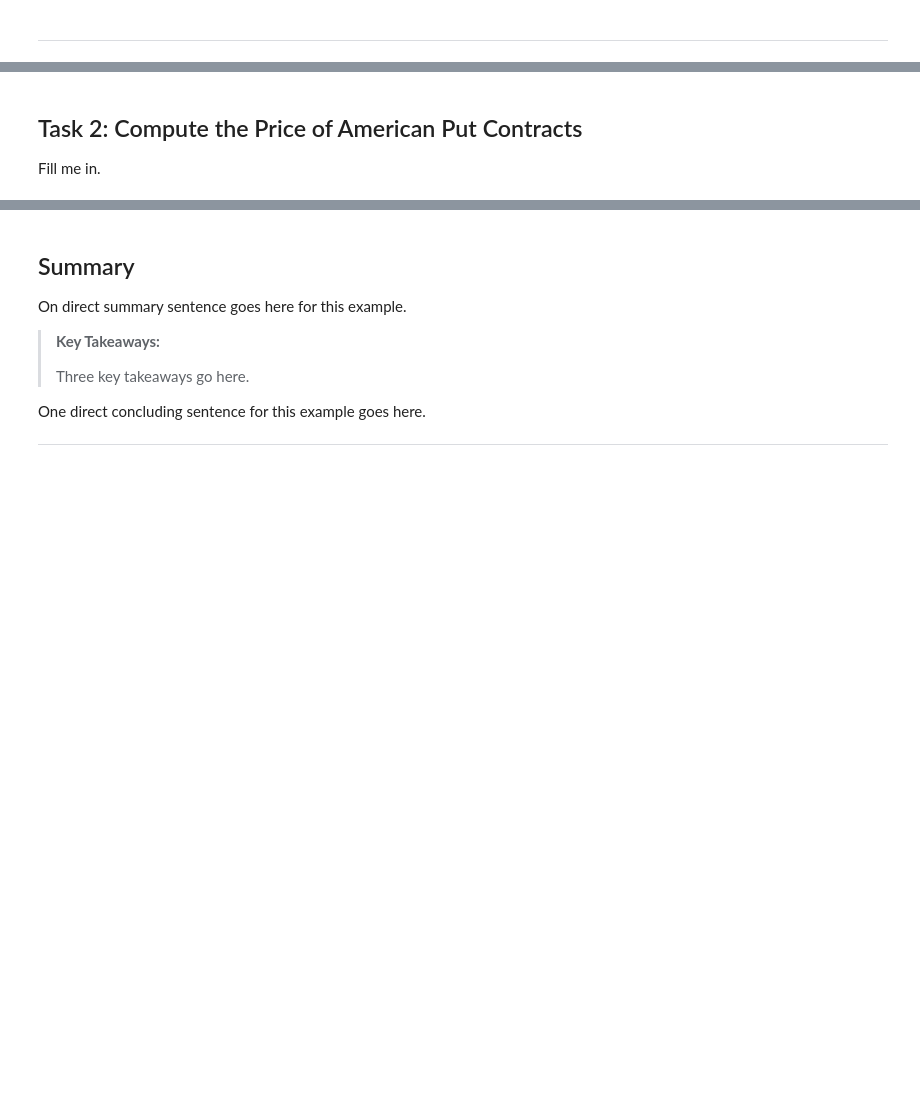
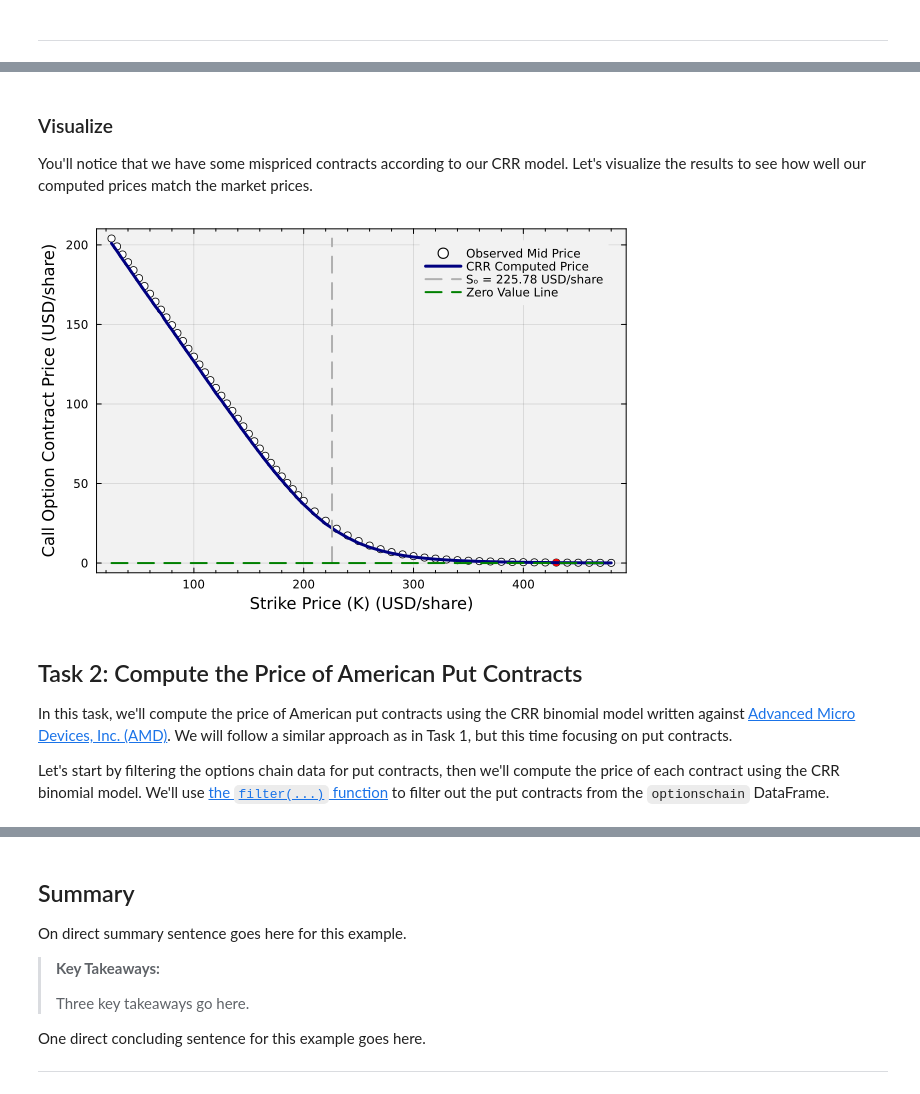
Before and after one commit to sp2229/CHEME-5660-CourseRepository-Fall-2025, a Jupyter notebook: lectures/week-10/L10b/CHEME-5660-L10b-Example-AmericanContractsPremium-Fall-2025.ipynb, the cells around one changed output, grey strips where cells are left out. Drawn from its saved outputs; the diff is of its cells as text; code cells hidden in the pictures; blank space fills up the shorter version.

```diff
--- a/lectures/week-10/L10b/CHEME-5660-L10b-Example-AmericanContractsPremium-Fall-2025.ipynb
+++ b/lectures/week-10/L10b/CHEME-5660-L10b-Example-AmericanContractsPremium-Fall-2025.ipynb
@@ -76,3 +79,10 @@ optionschain
+# %%
+Sₒ = metadata["underlying_share_price_mid"] |> x-> parse(Float64,x); # set the initial share price (this has no importance now because we have the options chain data)
+DTE = metadata["DTE"] |> x-> parse(Float64,x); # set the days to expiration
+Δt = (1/365); # natural time-scale is days
+T = (DTE) * Δt; # days to the expiration of the contract
+r̄ = 0.040; # risk-free rate
+h = 5*DTE |> Int64; # number of levels of the tree, n-points per day
 # %% [markdown]
 ___
 # %% [markdown]
@@ -80,0 +93,2 @@ Fill me in.
+# %%
+call_contract_data = filter(row -> row[:Type] == "Call", optionschain)
@@ -81,3 +219,56 @@ Fill me in.
+# %% [markdown]
+### Visualize
+You'll notice that we have some mispriced contracts according to our CRR model. Let's visualize the results to see how well our computed prices match the market prices.
+# %%
+let
+    # initialize -
+    data = call_contract_data;
+    number_of_contracts = nrow(data);
+    number_of_steps = 100;
+    q = plot();
+
+    # plot the observed mid prices -
+    scatter!(
+        call_contract_price_df[:,:K], call_contract_price_df[:,:mid],
+        label="Observed Mid Price", color=:white, ms=4, markershape=:circle
+    );
+
+    for i ∈ 1:number_of_contracts
+
+        mispriced_flag = call_contract_price_df[i,:mispriced];
+        if (mispriced_flag == true)
+            scatter!(
+                [call_contract_price_df[i,:K]], [call_contract_price_df[i,:mid]],
+                markershape=:circle, msc=:red, c=:red,label="", ms=4,
+            );
+        end
+    end
+
+    plot!(
+        call_contract_price_df[:,:K], call_contract_price_df[:,:computed],
+        label="CRR Computed Price", color=:navy, lw=3, xminorticks=true
+    )
+
+    # current share price line -
+    VLINE = zeros(number_of_steps, 2)
+    VLINE[:,1] .= Sₒ*ones(number_of_steps)
+    VLINE[:,2] .= range(0, stop = maximum(call_contract_price_df[:,:mid]), length = number_of_steps) |> collect;
+    plot!(VLINE[:,1], VLINE[:,2], lw=2, c= :gray69, ls=:dash, label="Sₒ = $(Sₒ) USD/share")
+
+    # zero value line -
+    BEL = zeros(number_of_contracts);
+    plot!(call_contract_price_df[:,:K], BEL, lw=2, c=:green, ls=:dash, label="Zero Value Line")
+
+    xlabel!("Strike Price (K) (USD/share)");
+    ylabel!("Call Option Contract Price (USD/share)");
+
+    plot!(bg="gray95", background_color_outside="white", framestyle = :box, fg_legend = :transparent);
+
+end
+# %% [output]
+[figure, added]
 # %% [markdown]
 ## Task 2: Compute the Price of American Put Contracts
-Fill me in.
+In this task, we'll compute the price of American put contracts using the CRR binomial model written against [Advanced Micro Devices, Inc. (AMD)](https://finance.yahoo.com/quote/AMD/). We will follow a similar approach as in Task 1, but this time focusing on put contracts.
+
+Let's start by filtering the options chain data for put contracts, then we'll compute the price of each contract using the CRR binomial model. We'll use [the `filter(...)` function](https://dataframes.juliadata.org/stable/lib/functions/#Base.filter) to filter out the put contracts from the `optionschain` DataFrame.
```
Also changed, not shown: parts of 14 cells of this notebook.
